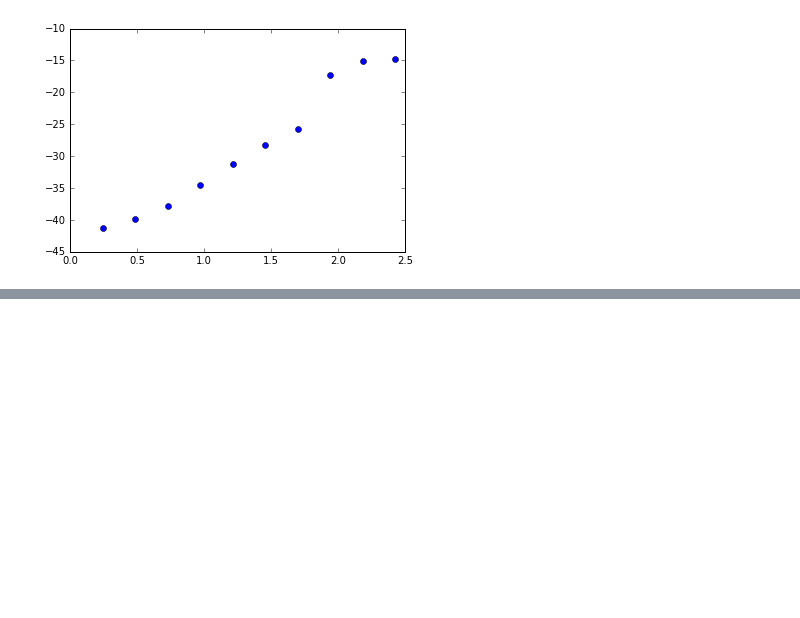
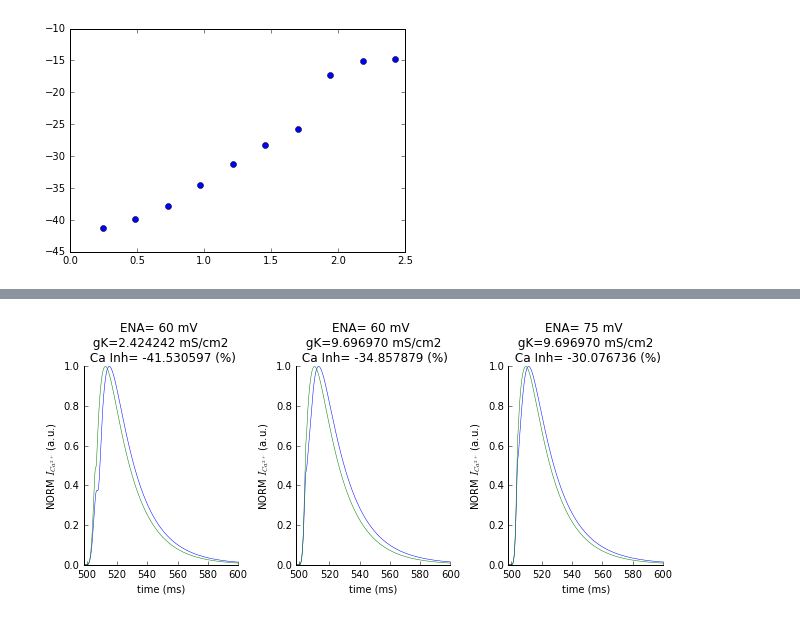
Before and after one commit to jtchang/KChannelModel, a Jupyter notebook: Chang&Higley(2017).ipynb, the cells around one changed output, grey strips where cells are left out. Cells and saved outputs as stored; diff of their text form; code cells hidden in the pictures; blank space fills up the shorter version.

```diff
--- a/Chang&Higley(2017).ipynb
+++ b/Chang&Higley(2017).ipynb
@@ -108,0 +118,5 @@ ax2.plot(ena["car_1"]["ena"],ena["car_1"]["CaPkU"], 'ko')
+# %%
+importlib.reload(mcnhsupp)
+mcnhsupp.genFig(ena, gk, "rawICaNorm")
+# %% [output]
+[figure, added]
```
Also changed, not shown: parts of 12 cells of this notebook, 30 other files.
